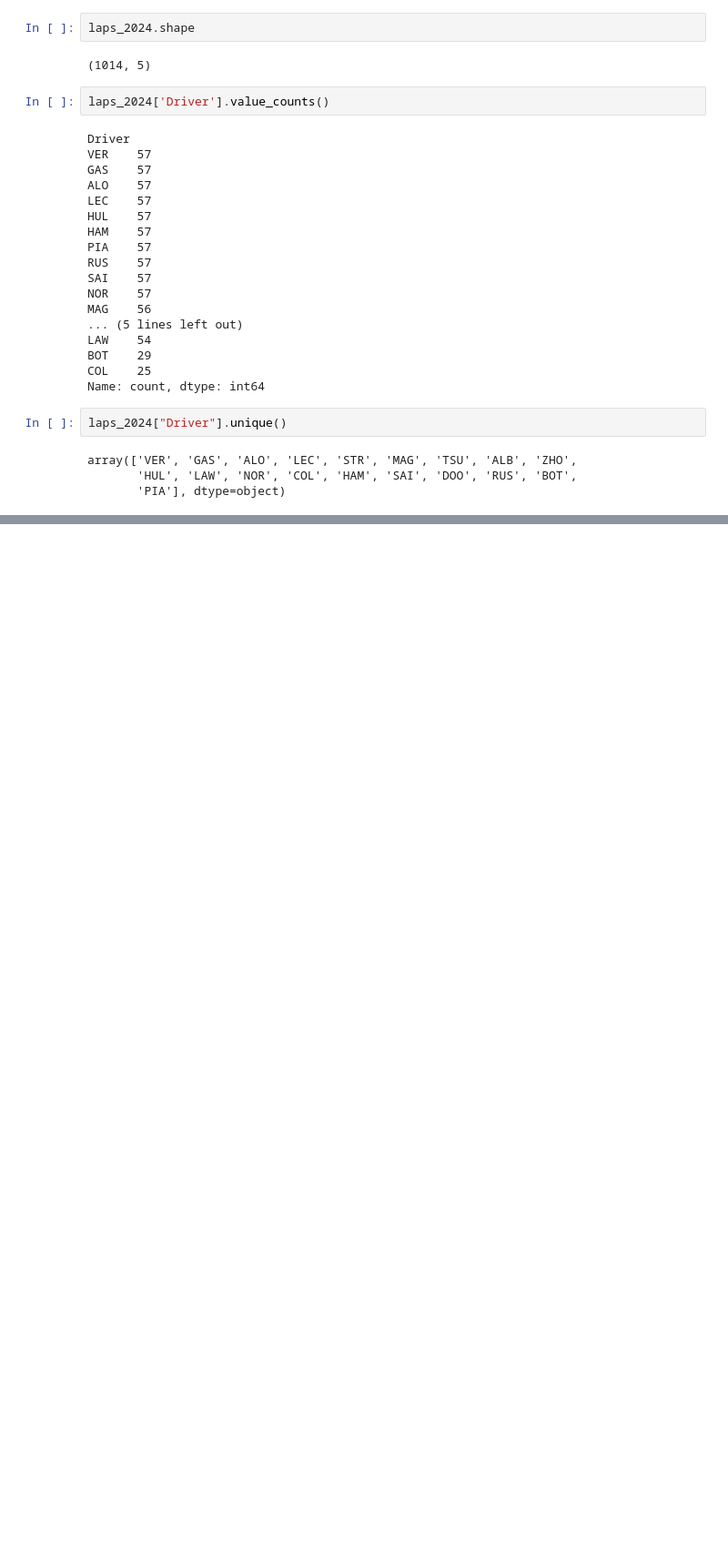
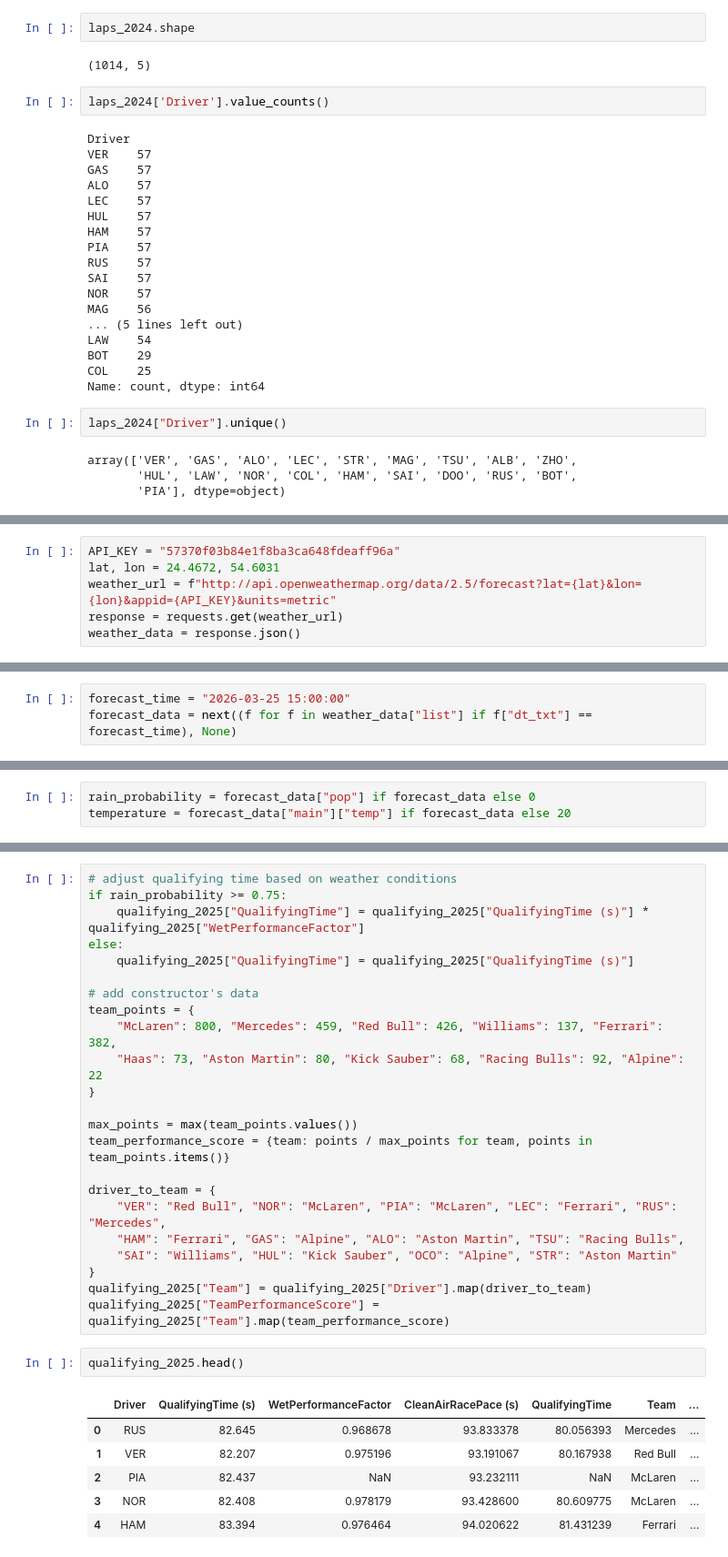
Before and after one commit to JAYANTHAN05/F1_prediction_2024, a Jupyter notebook: f1.ipynb, the cells around one changed output, grey strips where cells are left out. Shown at 91% size. Cells and saved outputs as stored; diff of their text form; blank space fills up the shorter version.

```diff
--- a/f1.ipynb
+++ b/f1.ipynb
@@ -88,0 +137,6 @@ sector_times_2024=laps_2024.groupby("Driver").agg(
+# %%
+API_KEY = "57370f03b84e1f8ba3ca648fdeaff96a"
+lat, lon = 24.4672, 54.6031
+weather_url = f"http://api.openweathermap.org/data/2.5/forecast?lat={lat}&lon={lon}&appid={API_KEY}&units=metric"
+response = requests.get(weather_url)
+weather_data = response.json()
@@ -88,0 +147,3 @@ sector_times_2024=laps_2024.groupby("Driver").agg(
+# %%
+forecast_time = "2026-03-25 15:00:00"
+forecast_data = next((f for f in weather_data["list"] if f["dt_txt"] == forecast_time), None)
@@ -88,0 +154,3 @@ sector_times_2024=laps_2024.groupby("Driver").agg(
+# %%
+rain_probability = forecast_data["pop"] if forecast_data else 0
+temperature = forecast_data["main"]["temp"] if forecast_data else 20
@@ -88,0 +186,32 @@ sector_times_2024=laps_2024.groupby("Driver").agg(
+# %%
+# adjust qualifying time based on weather conditions
+if rain_probability >= 0.75:
+    qualifying_2025["QualifyingTime"] = qualifying_2025["QualifyingTime (s)"] * qualifying_2025["WetPerformanceFactor"]
+else:
+    qualifying_2025["QualifyingTime"] = qualifying_2025["QualifyingTime (s)"]
+
+# add constructor's data
+team_points = {
+    "McLaren": 800, "Mercedes": 459, "Red Bull": 426, "Williams": 137, "Ferrari": 382,
+    "Haas": 73, "Aston Martin": 80, "Kick Sauber": 68, "Racing Bulls": 92, "Alpine": 22
+}
+
+max_points = max(team_points.values())
+team_performance_score = {team: points / max_points for team, points in team_points.items()}
+
+driver_to_team = {
+    "VER": "Red Bull", "NOR": "McLaren", "PIA": "McLaren", "LEC": "Ferrari", "RUS": "Mercedes",
+    "HAM": "Ferrari", "GAS": "Alpine", "ALO": "Aston Martin", "TSU": "Racing Bulls",
+    "SAI": "Williams", "HUL": "Kick Sauber", "OCO": "Alpine", "STR": "Aston Martin"
+}
+qualifying_2025["Team"] = qualifying_2025["Driver"].map(driver_to_team)
+qualifying_2025["TeamPerformanceScore"] = qualifying_2025["Team"].map(team_performance_score)
+# %%
+qualifying_2025.head()
+# %% [output]
+|  | Driver | QualifyingTime (s) | WetPerformanceFactor | CleanAirRacePace (s) | QualifyingTime | Team | ... |
+| 0 | RUS | 82.645 | 0.968678 | 93.833378 | 80.056393 | Mercedes | ... |
+| 1 | VER | 82.207 | 0.975196 | 93.191067 | 80.167938 | Red Bull | ... |
+| 2 | PIA | 82.437 | NaN | 93.232111 | NaN | McLaren | ... |
+| 3 | NOR | 82.408 | 0.978179 | 93.428600 | 80.609775 | McLaren | ... |
+| 4 | HAM | 83.394 | 0.976464 | 94.020622 | 81.431239 | Ferrari | ... |
```
Also changed, not shown: parts of 22 cells of this notebook, 23 other files.
